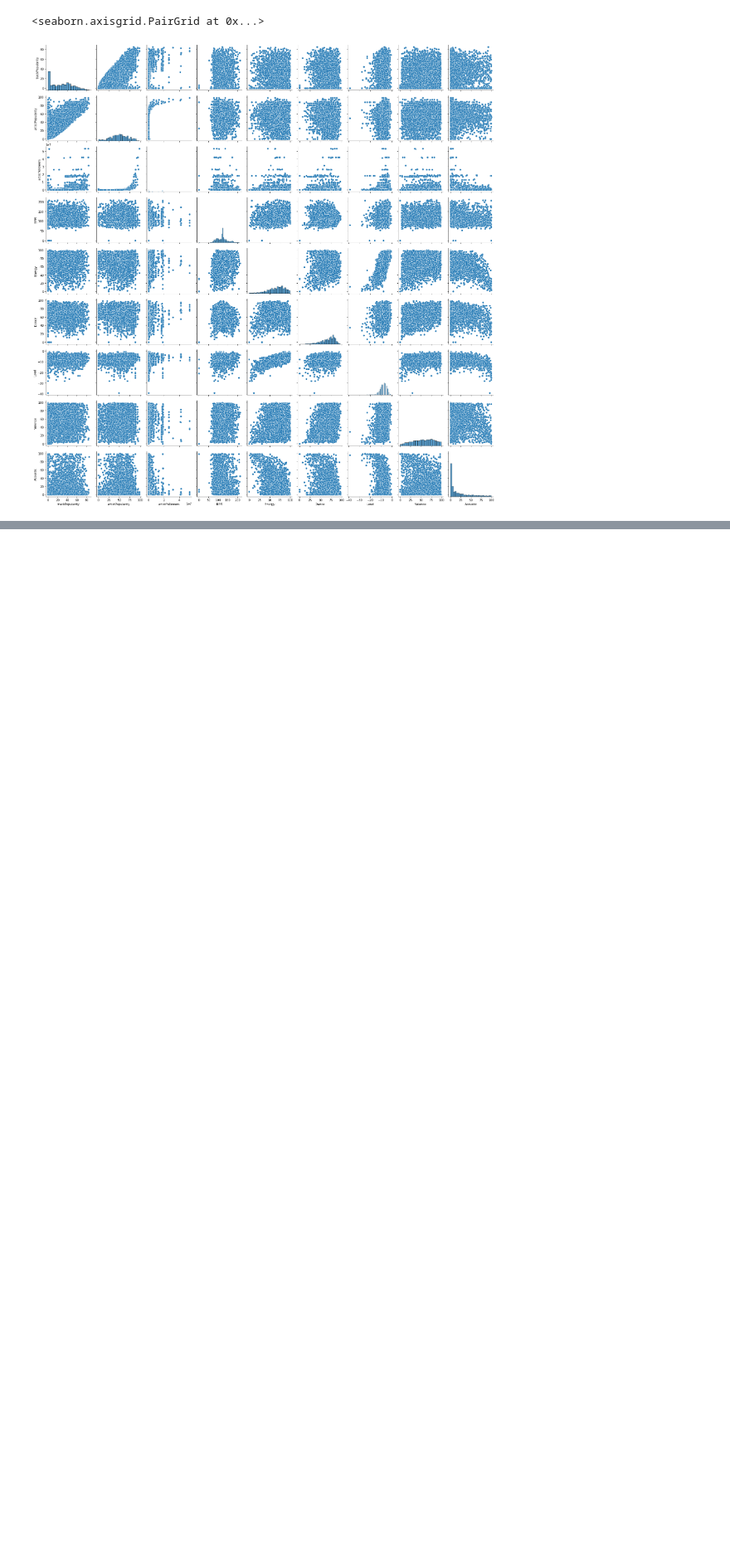
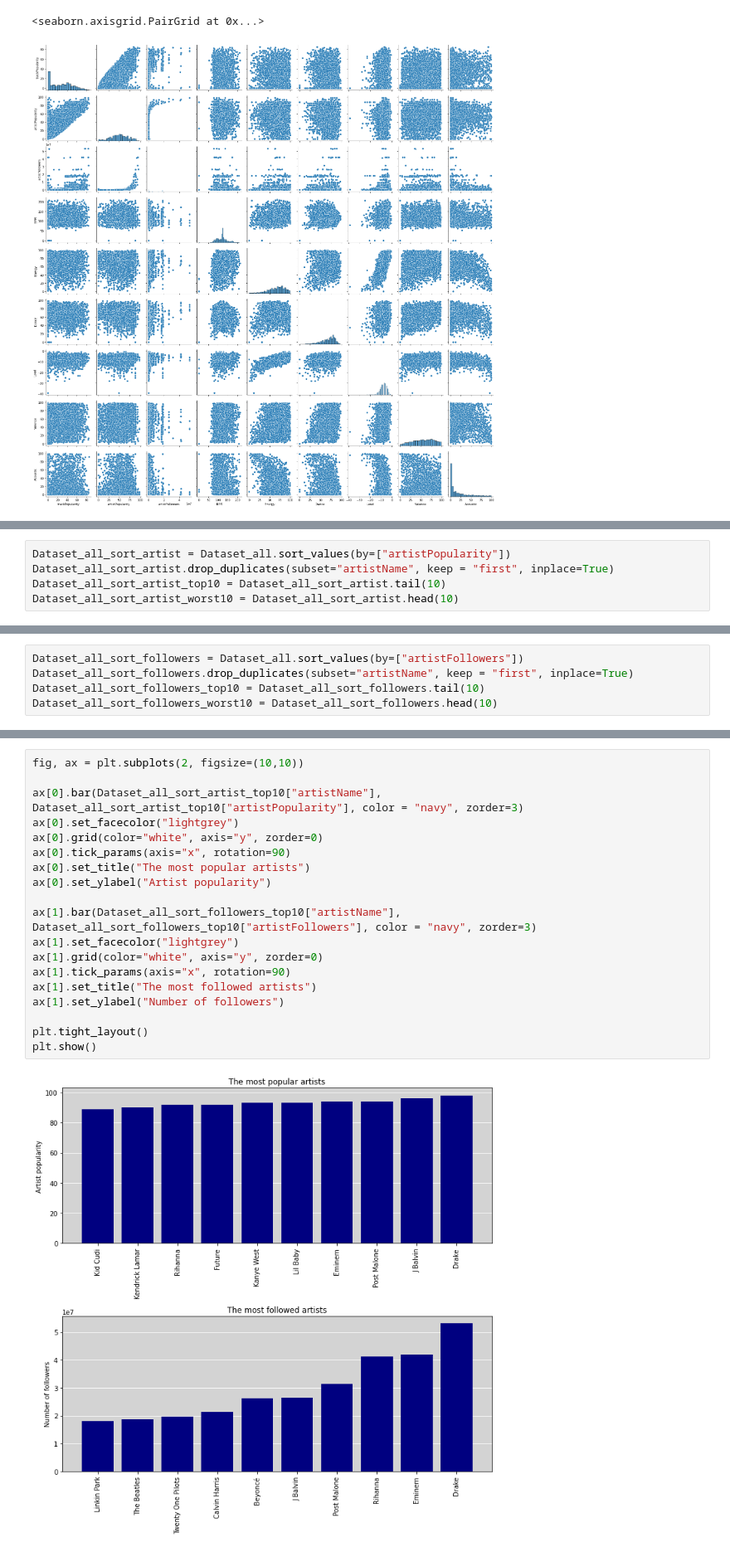
Before and after one commit to agnieszka-aga/SpotifyData_EDA_ML, a Jupyter notebook: MySpotifyData_DataAnalysis_EDA.ipynb, the cells around one changed output, grey strips where cells are left out. Shown at 83% size. Saved outputs shown, nothing was run; the diff lists cells and outputs as text; blank space fills up the shorter version.

```diff
--- a/MySpotifyData_DataAnalysis_EDA.ipynb
+++ b/MySpotifyData_DataAnalysis_EDA.ipynb
@@ -375,0 +413,5 @@ sns.pairplot(Dataset_all)
+# %%
+Dataset_all_sort_artist = Dataset_all.sort_values(by=["artistPopularity"])
+Dataset_all_sort_artist.drop_duplicates(subset="artistName", keep = "first", inplace=True)
+Dataset_all_sort_artist_top10 = Dataset_all_sort_artist.tail(10)
+Dataset_all_sort_artist_worst10 = Dataset_all_sort_artist.head(10)
@@ -375,0 +448,5 @@ sns.pairplot(Dataset_all)
+# %%
+Dataset_all_sort_followers = Dataset_all.sort_values(by=["artistFollowers"])
+Dataset_all_sort_followers.drop_duplicates(subset="artistName", keep = "first", inplace=True)
+Dataset_all_sort_followers_top10 = Dataset_all_sort_followers.tail(10)
+Dataset_all_sort_followers_worst10 = Dataset_all_sort_followers.head(10)
@@ -375,0 +483,21 @@ sns.pairplot(Dataset_all)
+# %%
+fig, ax = plt.subplots(2, figsize=(10,10))
+
+ax[0].bar(Dataset_all_sort_artist_top10["artistName"], Dataset_all_sort_artist_top10["artistPopularity"], color = "navy", zorder=3)
+ax[0].set_facecolor("lightgrey")
+ax[0].grid(color="white", axis="y", zorder=0)
+ax[0].tick_params(axis="x", rotation=90)
+ax[0].set_title("The most popular artists")
+ax[0].set_ylabel("Artist popularity")
+
+ax[1].bar(Dataset_all_sort_followers_top10["artistName"], Dataset_all_sort_followers_top10["artistFollowers"], color = "navy", zorder=3)
+ax[1].set_facecolor("lightgrey")
+ax[1].grid(color="white", axis="y", zorder=0)
+ax[1].tick_params(axis="x", rotation=90)
+ax[1].set_title("The most followed artists")
+ax[1].set_ylabel("Number of followers")
+
+plt.tight_layout()
+plt.show()
+# %% [output]
+[figure, added]
```
Also changed, not shown: parts of 54 cells of this notebook.
